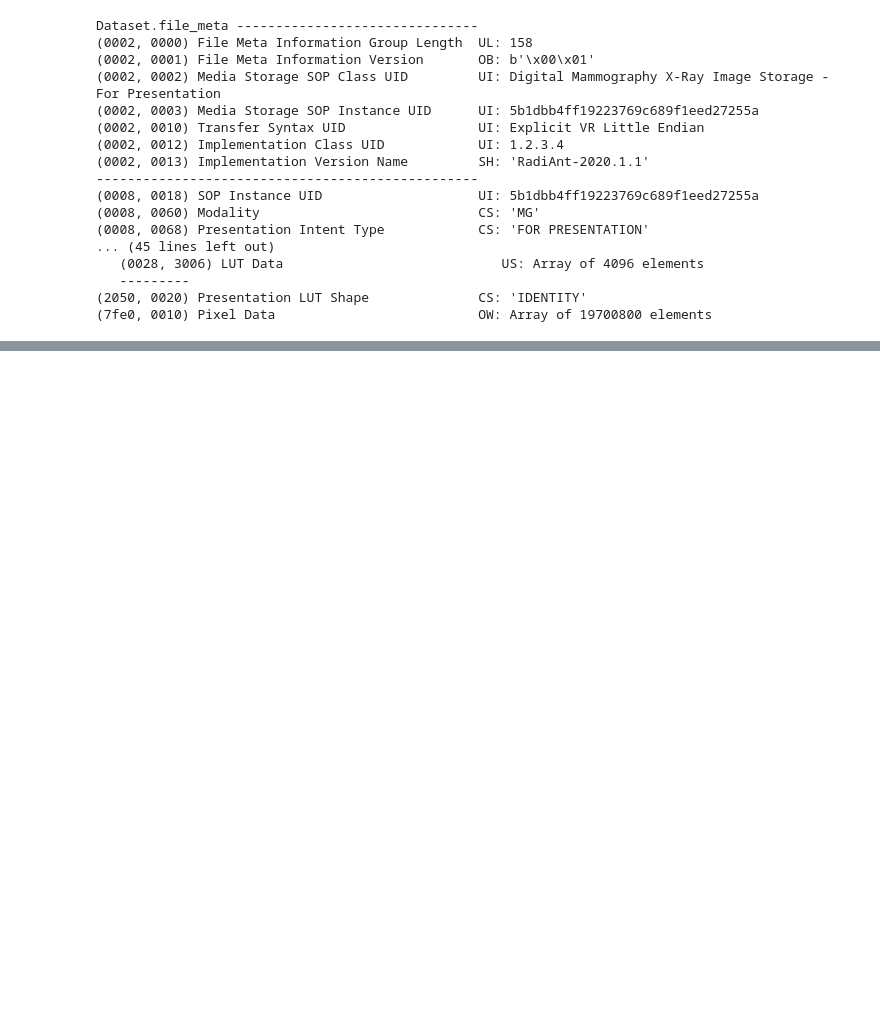
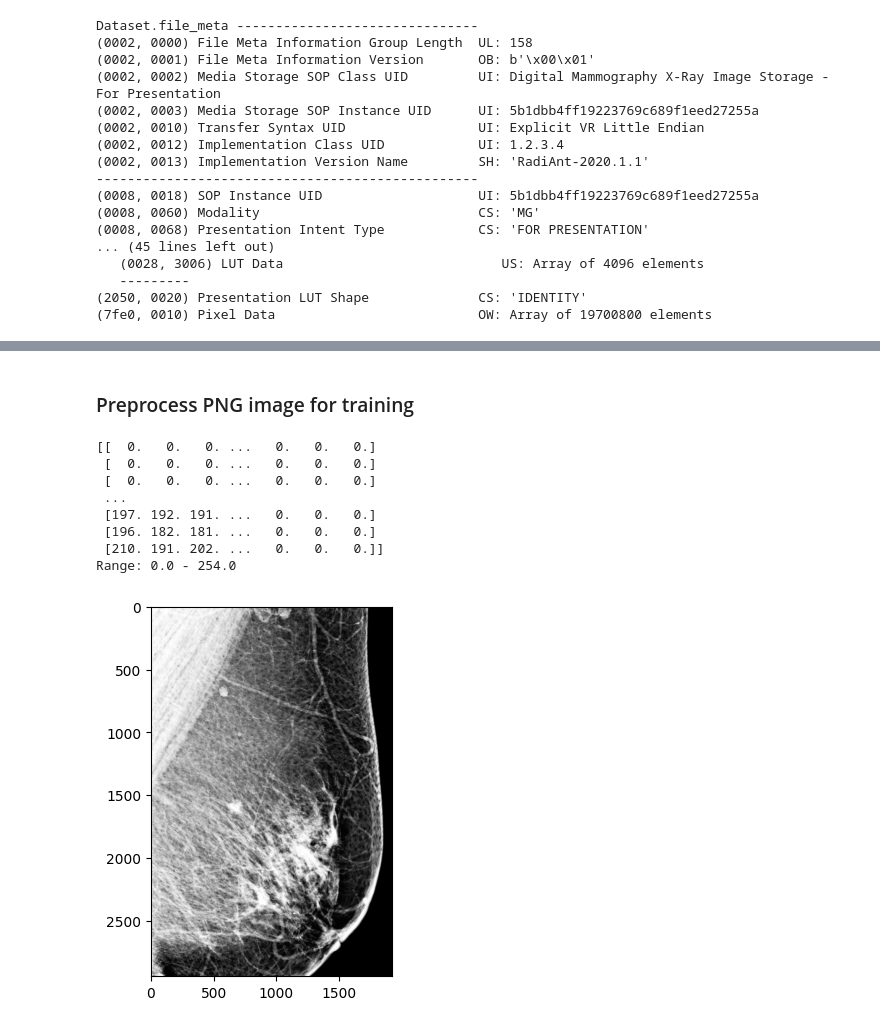
Before and after one commit to cpheidelberg/proj-dicomGmic-lightning, a Jupyter notebook: playground.ipynb, the cells around one changed output, grey strips where cells are left out. Drawn from its saved outputs; the diff is of its cells as text; code cells hidden in the pictures; blank space fills up the shorter version.

```diff
--- a/playground.ipynb
+++ b/playground.ipynb
@@ -136,0 +200,31 @@ Dataset.file_meta -------------------------------
+# %% [markdown]
+### Preprocess PNG image for training
+# %%
+import os
+import cv2
+import numpy as np
+from matplotlib import pyplot as plt
+from src.data_loading import loading, augmentations
+import PIL.Image as pillow
+
+# path = '/home/ubuntu/sdsHD/sd24f004/FFDM/demd/extracted/0/20.png'
+path = '/home/ubuntu/gmic/extracted_test/1/3.png'
+assert os.path.exists(path)
+
+img = loading.read_image(path, 'float32')
+print(img)
+# img = augmentations.augment_image(img, augment=True)
+# img = loading._standardize(image=img)
+plt.imshow(img, cmap="gray")
+
+print(f"Range: {np.min(img)} - {np.max(img)}")
+# %% [output]
+[[  0.   0.   0. ...   0.   0.   0.]
+ [  0.   0.   0. ...   0.   0.   0.]
+ [  0.   0.   0. ...   0.   0.   0.]
+ ...
+ [197. 192. 191. ...   0.   0.   0.]
+ [196. 182. 181. ...   0.   0.   0.]
+ [210. 191. 202. ...   0.   0.   0.]]
+Range: 0.0 - 254.0
+[figure, added]
```
Also changed, not shown: parts of 7 cells of this notebook.
